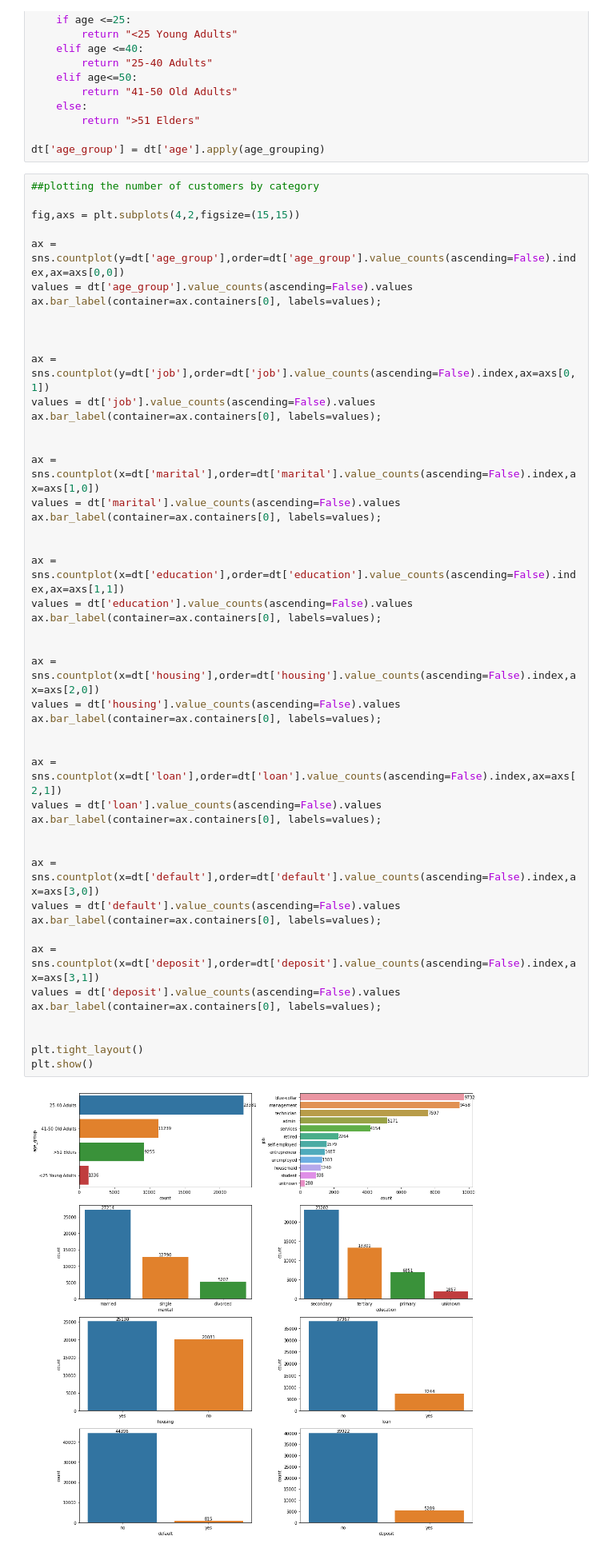
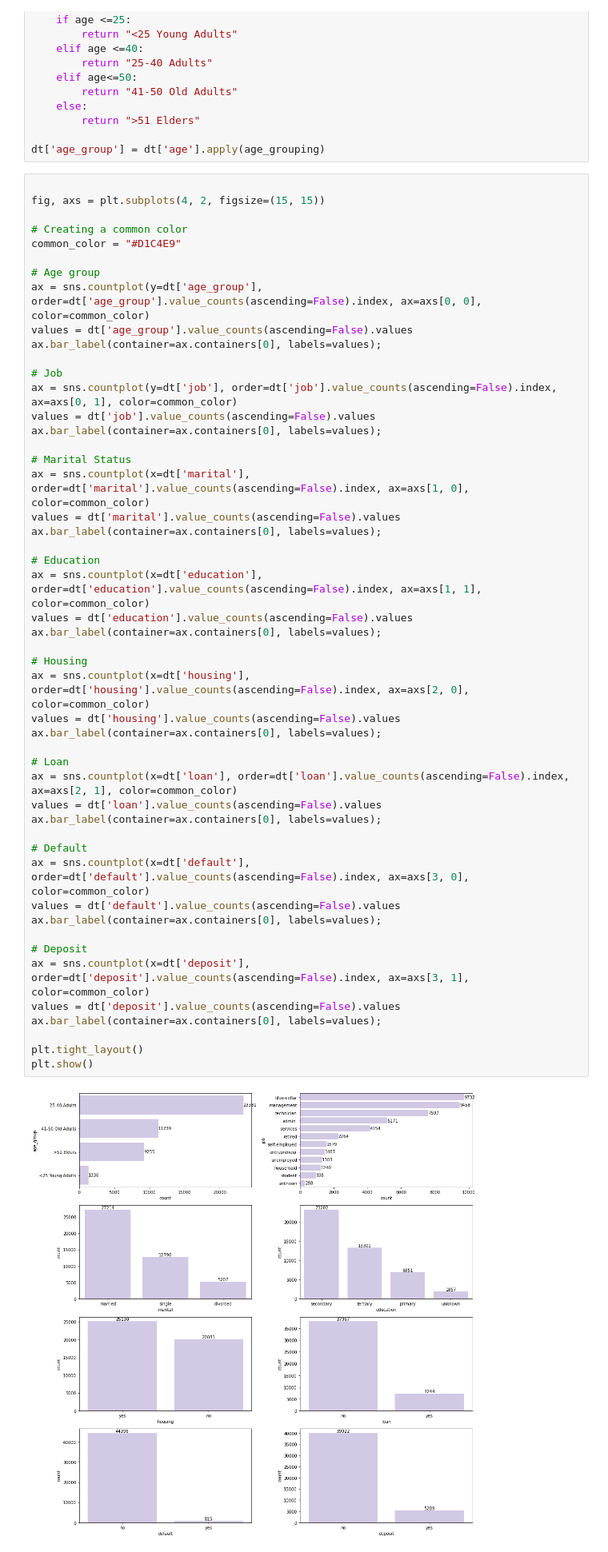
Before and after one commit to bopitien/Bank-Customer-Predictive-Modeling-ML, a Jupyter notebook: Nexus Bank.ipynb, the cells around one changed output. Shown at 80% size. Drawn from its saved outputs; the diff is of its cells as text.

```diff
--- a/Nexus Bank.ipynb
+++ b/Nexus Bank.ipynb
@@ -218,54 +218,56 @@ def age_grouping(age):
 
 dt['age_group'] = dt['age'].apply(age_grouping)
 # %%
-##plotting the number of customers by category
 
-fig,axs = plt.subplots(4,2,figsize=(15,15))
+fig, axs = plt.subplots(4, 2, figsize=(15, 15))
 
-ax = sns.countplot(y=dt['age_group'],order=dt['age_group'].value_counts(ascending=False).index,ax=axs[0,0])
+# Creating a common color
+common_color = "#D1C4E9"
+
+# Age group
+ax = sns.countplot(y=dt['age_group'], order=dt['age_group'].value_counts(ascending=False).index, ax=axs[0, 0], color=common_color)
 values = dt['age_group'].value_counts(ascending=False).values
 ax.bar_label(container=ax.containers[0], labels=values);
 
-
-
-ax = sns.countplot(y=dt['job'],order=dt['job'].value_counts(ascending=False).index,ax=axs[0,1])
+# Job
+ax = sns.countplot(y=dt['job'], order=dt['job'].value_counts(ascending=False).index, ax=axs[0, 1], color=common_color)
 values = dt['job'].value_counts(ascending=False).values
 ax.bar_label(container=ax.containers[0], labels=values);
 
-
-ax = sns.countplot(x=dt['marital'],order=dt['marital'].value_counts(ascending=False).index,ax=axs[1,0])
+# Marital Status
+ax = sns.countplot(x=dt['marital'], order=dt['marital'].value_counts(ascending=False).index, ax=axs[1, 0], color=common_color)
 values = dt['marital'].value_counts(ascending=False).values
 ax.bar_label(container=ax.containers[0], labels=values);
 
-
-ax = sns.countplot(x=dt['education'],order=dt['education'].value_counts(ascending=False).index,ax=axs[1,1])
+# Education
+ax = sns.countplot(x=dt['education'], order=dt['education'].value_counts(ascending=False).index, ax=axs[1, 1], color=common_color)
 values = dt['education'].value_counts(ascending=False).values
 ax.bar_label(container=ax.containers[0], labels=values);
 
-
-ax = sns.countplot(x=dt['housing'],order=dt['housing'].value_counts(ascending=False).index,ax=axs[2,0])
+# Housing
+ax = sns.countplot(x=dt['housing'], order=dt['housing'].value_counts(ascending=False).index, ax=axs[2, 0], color=common_color)
 values = dt['housing'].value_counts(ascending=False).values
 ax.bar_label(container=ax.containers[0], labels=values);
 
-
-ax = sns.countplot(x=dt['loan'],order=dt['loan'].value_counts(ascending=False).index,ax=axs[2,1])
+# Loan
+ax = sns.countplot(x=dt['loan'], order=dt['loan'].value_counts(ascending=False).index, ax=axs[2, 1], color=common_color)
 values = dt['loan'].value_counts(ascending=False).values
 ax.bar_label(container=ax.containers[0], labels=values);
 
-
-ax = sns.countplot(x=dt['default'],order=dt['default'].value_counts(ascending=False).index,ax=axs[3,0])
+# Default
+ax = sns.countplot(x=dt['default'], order=dt['default'].value_counts(ascending=False).index, ax=axs[3, 0], color=common_color)
 values = dt['default'].value_counts(ascending=False).values
 ax.bar_label(container=ax.containers[0], labels=values);
 
-ax = sns.countplot(x=dt['deposit'],order=dt['deposit'].value_counts(ascending=False).index,ax=axs[3,1])
+# Deposit
+ax = sns.countplot(x=dt['deposit'], order=dt['deposit'].value_counts(ascending=False).index, ax=axs[3, 1], color=common_color)
 values = dt['deposit'].value_counts(ascending=False).values
 ax.bar_label(container=ax.containers[0], labels=values);
 
-
 plt.tight_layout()
 plt.show()
 # %% [output]
-[figure, old version]
+[figure, new version]
 # %% [markdown]
 - The majority of our customers fall within the 25 to 40 age group. We observe the least representation from young adults who are below 25 years of age.
 
```
Also changed, not shown: parts of 28 cells of this notebook.
